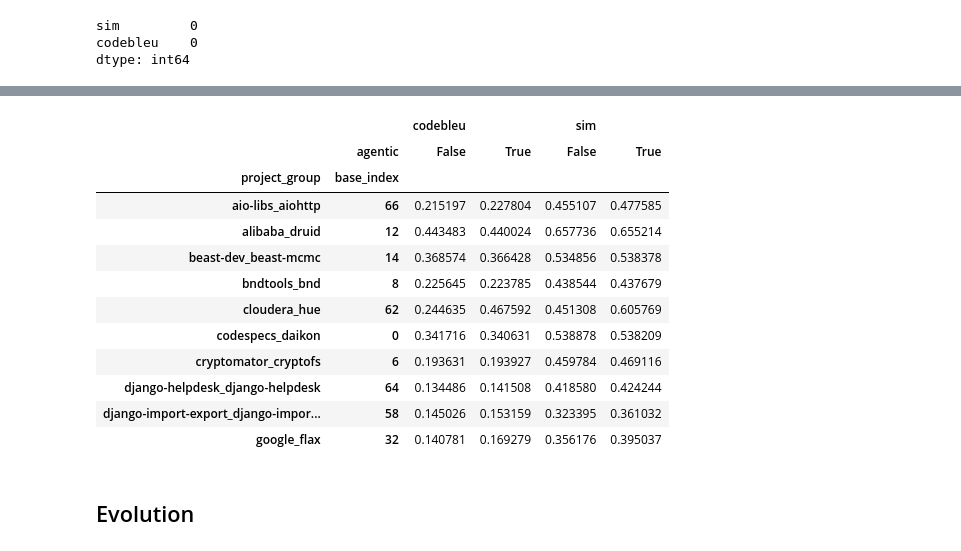
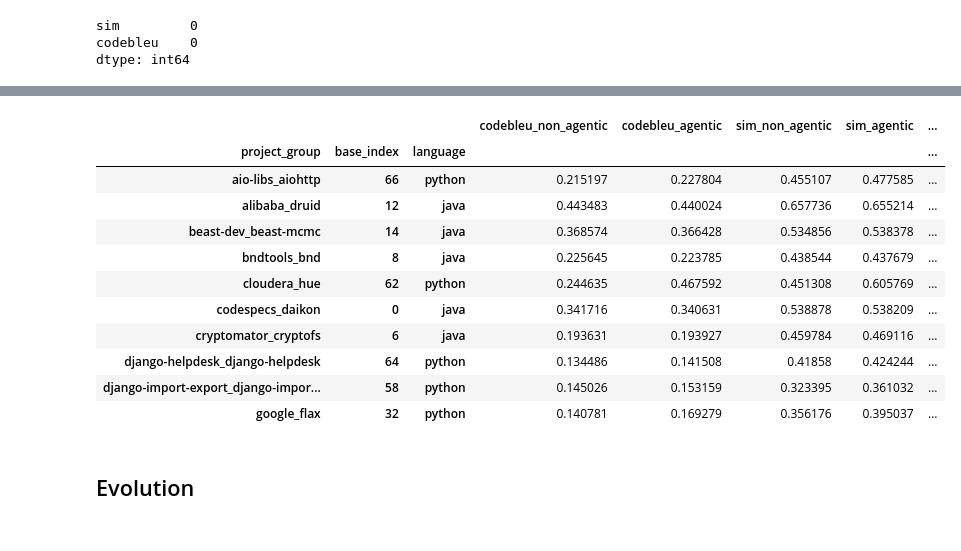
Before and after one commit to lucianoMarchezan/codehistorian-extractor, a Jupyter notebook: analysis/RQ1/RQ1.ipynb, the cells around one changed output, grey strips where cells are left out. Drawn from its saved outputs; the diff is of its cells as text; code cells hidden in the pictures.

```diff
--- a/analysis/RQ1/RQ1.ipynb
+++ b/analysis/RQ1/RQ1.ipynb
@@ -209,38 +234,54 @@ df["project_group"] = df["project"].apply(normalize_project)
 # %%
 project_scores = (
     df
     .groupby(
         [
             "project_group",
             "base_index",
+            "language",
             "agentic"
         ]
     )[["sim", "codebleu"]]
     .mean()
     .reset_index()
 )
 
-
 comparison = project_scores.pivot_table(
-    index=["project_group", "base_index"],
+    index=["project_group", "base_index", "language"],
     columns="agentic",
     values=["sim", "codebleu"]
 )
 
+# Rename columns
+comparison.columns = [
+    f"{metric}_{'agentic' if agentic else 'non_agentic'}"
+    for metric, agentic in comparison.columns
+]
+
+# Calculate changes
+comparison["sim_change"] = (
+    comparison["sim_agentic"]
+    - comparison["sim_non_agentic"]
+)
+
+comparison["codebleu_change"] = (
+    comparison["codebleu_agentic"]
+    - comparison["codebleu_non_agentic"]
+)
+
 display(comparison.head(10))
 # %% [output]
-|  |  | codebleu |  | sim |  |
-|  | agentic | False | True | False | True |
-| project_group | base_index |  |  |  |  |
-| aio-libs_aiohttp | 66 | 0.215197 | 0.227804 | 0.455107 | 0.477585 |
-| alibaba_druid | 12 | 0.443483 | 0.440024 | 0.657736 | 0.655214 |
-| beast-dev_beast-mcmc | 14 | 0.368574 | 0.366428 | 0.534856 | 0.538378 |
-| bndtools_bnd | 8 | 0.225645 | 0.223785 | 0.438544 | 0.437679 |
-| cloudera_hue | 62 | 0.244635 | 0.467592 | 0.451308 | 0.605769 |
-| codespecs_daikon | 0 | 0.341716 | 0.340631 | 0.538878 | 0.538209 |
-| cryptomator_cryptofs | 6 | 0.193631 | 0.193927 | 0.459784 | 0.469116 |
-| django-helpdesk_django-helpdesk | 64 | 0.134486 | 0.141508 | 0.418580 | 0.424244 |
-| django-import-export_django-impor... | 58 | 0.145026 | 0.153159 | 0.323395 | 0.361032 |
-| google_flax | 32 | 0.140781 | 0.169279 | 0.356176 | 0.395037 |
+|  |  |  | codebleu_non_agentic | codebleu_agentic | sim_non_agentic | sim_agentic | ... |
+| project_group | base_index | language |  |  |  |  | ... |
+| aio-libs_aiohttp | 66 | python | 0.215197 | 0.227804 | 0.455107 | 0.477585 | ... |
+| alibaba_druid | 12 | java | 0.443483 | 0.440024 | 0.657736 | 0.655214 | ... |
+| beast-dev_beast-mcmc | 14 | java | 0.368574 | 0.366428 | 0.534856 | 0.538378 | ... |
+| bndtools_bnd | 8 | java | 0.225645 | 0.223785 | 0.438544 | 0.437679 | ... |
+| cloudera_hue | 62 | python | 0.244635 | 0.467592 | 0.451308 | 0.605769 | ... |
+| codespecs_daikon | 0 | java | 0.341716 | 0.340631 | 0.538878 | 0.538209 | ... |
+| cryptomator_cryptofs | 6 | java | 0.193631 | 0.193927 | 0.459784 | 0.469116 | ... |
+| django-helpdesk_django-helpdesk | 64 | python | 0.134486 | 0.141508 | 0.41858 | 0.424244 | ... |
+| django-import-export_django-impor... | 58 | python | 0.145026 | 0.153159 | 0.323395 | 0.361032 | ... |
+| google_flax | 32 | python | 0.140781 | 0.169279 | 0.356176 | 0.395037 | ... |
 # %% [markdown]
 ## Evolution
```
Also changed, not shown: parts of 7 cells of this notebook, 1 other file.
